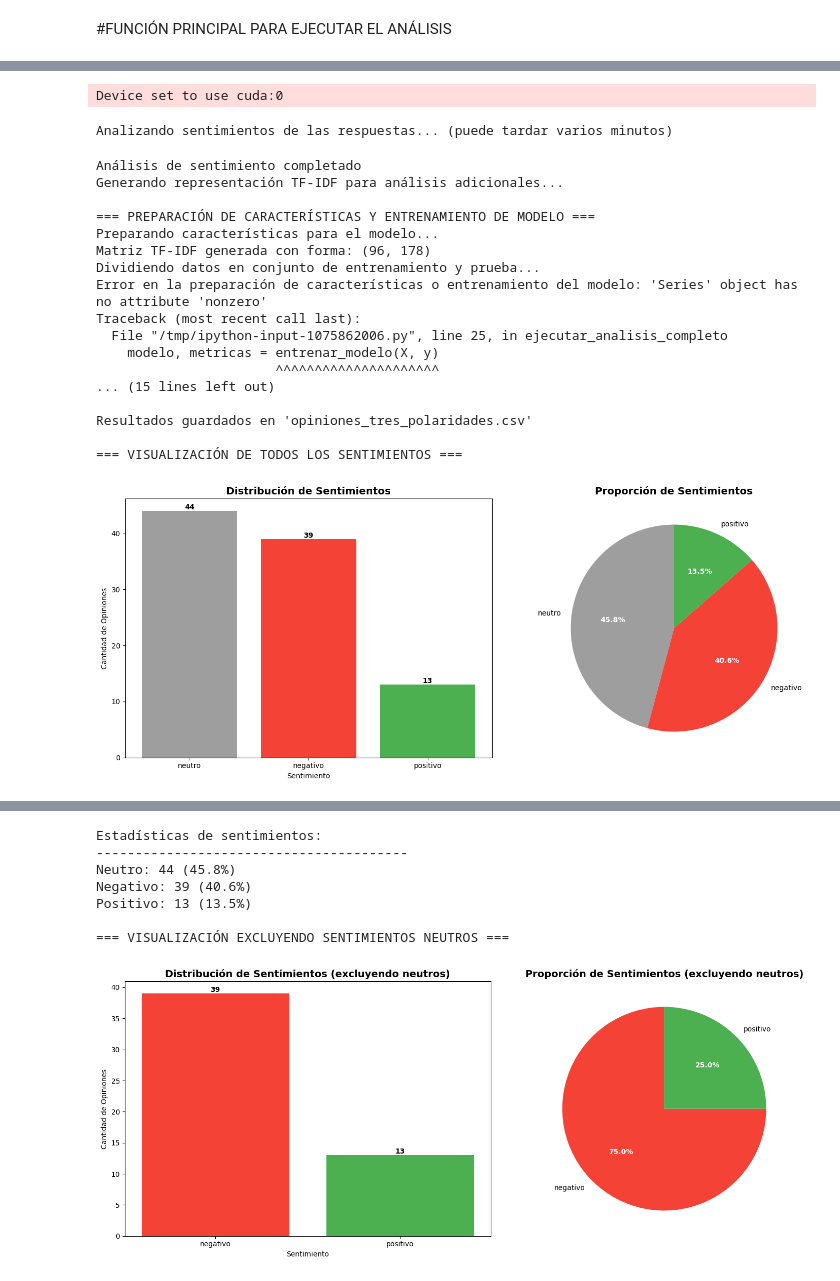
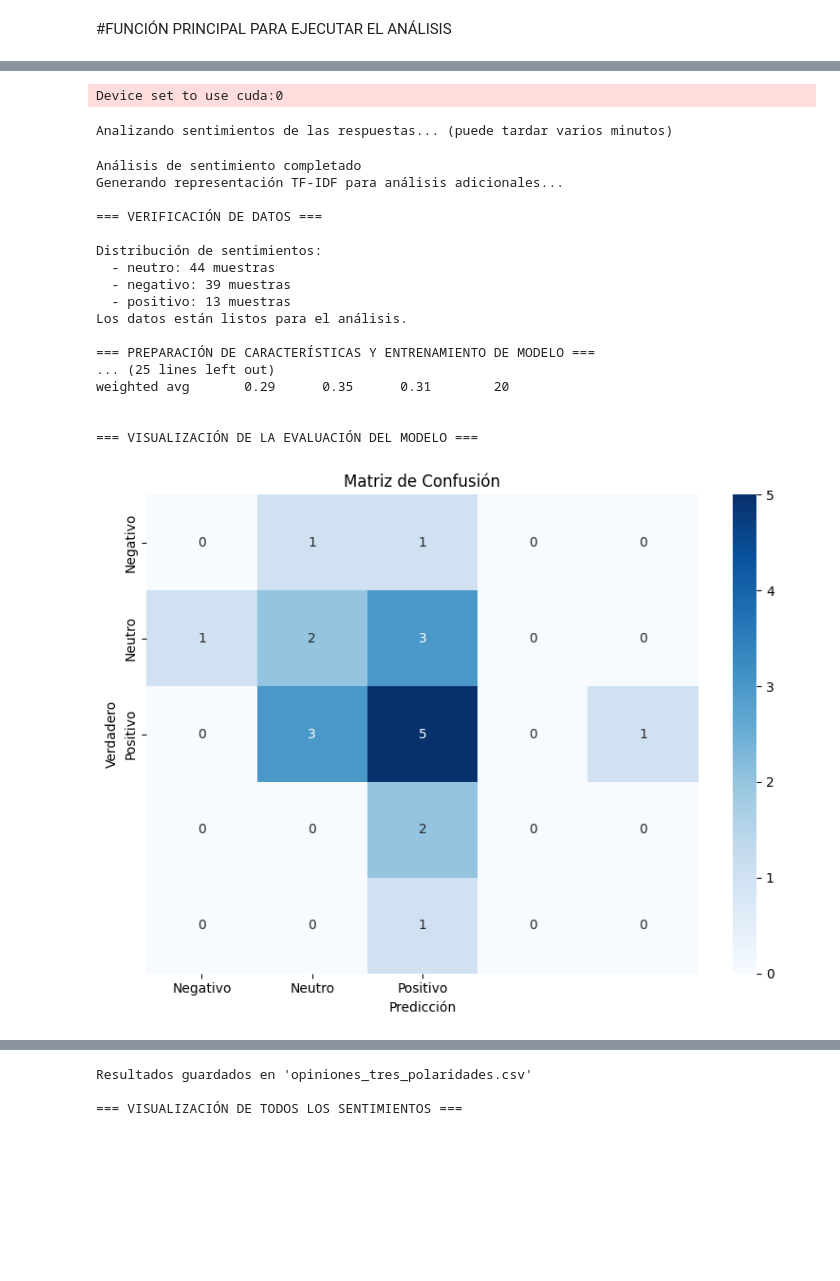
Before and after one commit to Josfel03/flask-whisper-transcription, a Jupyter notebook: AnalisisSentimientos.ipynb, the cells around one changed output, grey strips where cells are left out. Drawn from its saved outputs; the diff is of its cells as text; code cells hidden in the pictures; blank space fills up the shorter version.

Commit message:
MODIFICACION AGREGANDO EL MODELO ENTRENADO

```diff
--- a/AnalisisSentimientos.ipynb
+++ b/AnalisisSentimientos.ipynb
@@ -844,7 +844,6 @@ def preparar_features(df):
 
     return X_text, y, vectorizador
 
-
 def entrenar_modelo(X, y):
     """
     Entrena un modelo de Regresión Logística con las características TF-IDF
@@ -863,16 +862,26 @@ def entrenar_modelo(X, y):
 
     print("Dividiendo datos en conjunto de entrenamiento y prueba...")
 
-    # Filtrar donde y no es None - CORRECCIÓN AQUÍ
-    mask = ~y.isna()  # Usar .isna() directamente en el Series
-    X_filtered = X[mask]
+    # Convertir mask a array numpy para indexar la matriz sparse correctamente
+    mask = ~y.isna()
+    mask_numpy = mask.values  # Convertir a array numpy
+
+    # Aplicar el filtro correctamente
+    X_filtered = X[mask_numpy]
     y_filtered = y[mask].astype(int)
 
     # Si hay muy pocas muestras, ajustar el tamaño del conjunto de prueba
     test_size = 0.2 if len(y_filtered) > 20 else 0.1
 
+    # Stratify solo si hay suficientes ejemplos de cada clase
+    stratify_param = None
+    unique_classes, class_counts = np.unique(y_filtered, return_counts=True)
+    if all(count > 1 for count in class_counts):
+        stratify_param = y_filtered
+
     X_train, X_test, y_train, y_test = train_test_split(
-        X_filtered, y_filtered, test_size=test_size, random_state=42, stratify=y_filtered
+        X_filtered, y_filtered, test_size=test_size,
+        random_state=42, stratify=stratify_param
     )
 
     print("Entrenando modelo de Regresión Logística...")
@@ -1022,6 +1066,13 @@ def ejecutar_analisis_completo():
 
     # Inicializar variables que podrían no asignarse en caso de error
     modelo, vectorizador, metricas = None, None, None
+
+    # Verificar datos antes de continuar
+    print("\n=== VERIFICACIÓN DE DATOS ===")
+    if verificar_datos(df):
+        print("Los datos están listos para el análisis.")
+    else:
+        print("Se encontraron problemas con los datos. Continuando con el análisis básico.")
 
     # Preparar features y entrenar modelo
     print("\n=== PREPARACIÓN DE CARACTERÍSTICAS Y ENTRENAMIENTO DE MODELO ===")
@@ -1091,7 +1142,7 @@ def ejecutar_analisis_completo():
     print("\n¡Análisis completo finalizado!")
     return df, modelo, vectorizador, metricas
 
-# Ejecutar el análisis completo
+  # Ejecutar el análisis completo
 df_analizado, modelo, vectorizador, metricas = ejecutar_analisis_completo()
 # %% [output]
 === ANÁLISIS DE SENTIMIENTOS CON TRES POLARIDADES ===
@@ -1102,24 +1153,24 @@ Saving RESPUESTAS.csv to RESPUESTAS (7).csv
 Datos cargados exitosamente: 96 filas
 Columnas encontradas: ['OPINION', 'RESPUESTA']
 Limpiando textos y preparando para análisis...
 Cargando modelo BERT multilingüe para análisis de sentimiento...
 Device set to use cuda:0
 Analizando sentimientos de las respuestas... (puede tardar varios minutos)
 Análisis de sentimiento completado
 Generando representación TF-IDF para análisis adicionales...
 
+=== VERIFICACIÓN DE DATOS ===
+
+Distribución de sentimientos:
+  - neutro: 44 muestras
+  - negativo: 39 muestras
+  - positivo: 13 muestras
+Los datos están listos para el análisis.
+
 === PREPARACIÓN DE CARACTERÍSTICAS Y ENTRENAMIENTO DE MODELO ===
-Preparando características para el modelo...
-Matriz TF-IDF generada con forma: (96, 178)
-Dividiendo datos en conjunto de entrenamiento y prueba...
-Error en la preparación de características o entrenamiento del modelo: 'Series' object has no attribute 'nonzero'
-Traceback (most recent call last):
-  File "/tmp/ipython-input-1075862006.py", line 25, in ejecutar_analisis_completo
-    modelo, metricas = entrenar_modelo(X, y)
-                       ^^^^^^^^^^^^^^^^^^^^^
-... (15 lines left out)
+... (25 lines left out)
+weighted avg       0.29      0.35      0.31        20
 
-Resultados guardados en 'opiniones_tres_polaridades.csv'
 
-=== VISUALIZACIÓN DE TODOS LOS SENTIMIENTOS ===
+=== VISUALIZACIÓN DE LA EVALUACIÓN DEL MODELO ===
-[figure, old version]
+[figure, new version]
@@ -1126,8 +1178,3 @@ Resultados guardados en 'opiniones_tres_polaridades.csv'
-Estadísticas de sentimientos:
-----------------------------------------
-Neutro: 44 (45.8%)
-Negativo: 39 (40.6%)
-Positivo: 13 (13.5%)
+Resultados guardados en 'opiniones_tres_polaridades.csv'
 
-=== VISUALIZACIÓN EXCLUYENDO SENTIMIENTOS NEUTROS ===
+=== VISUALIZACIÓN DE TODOS LOS SENTIMIENTOS ===
-[figure, old version]
```
Also changed, not shown: parts of 2 cells of this notebook.
